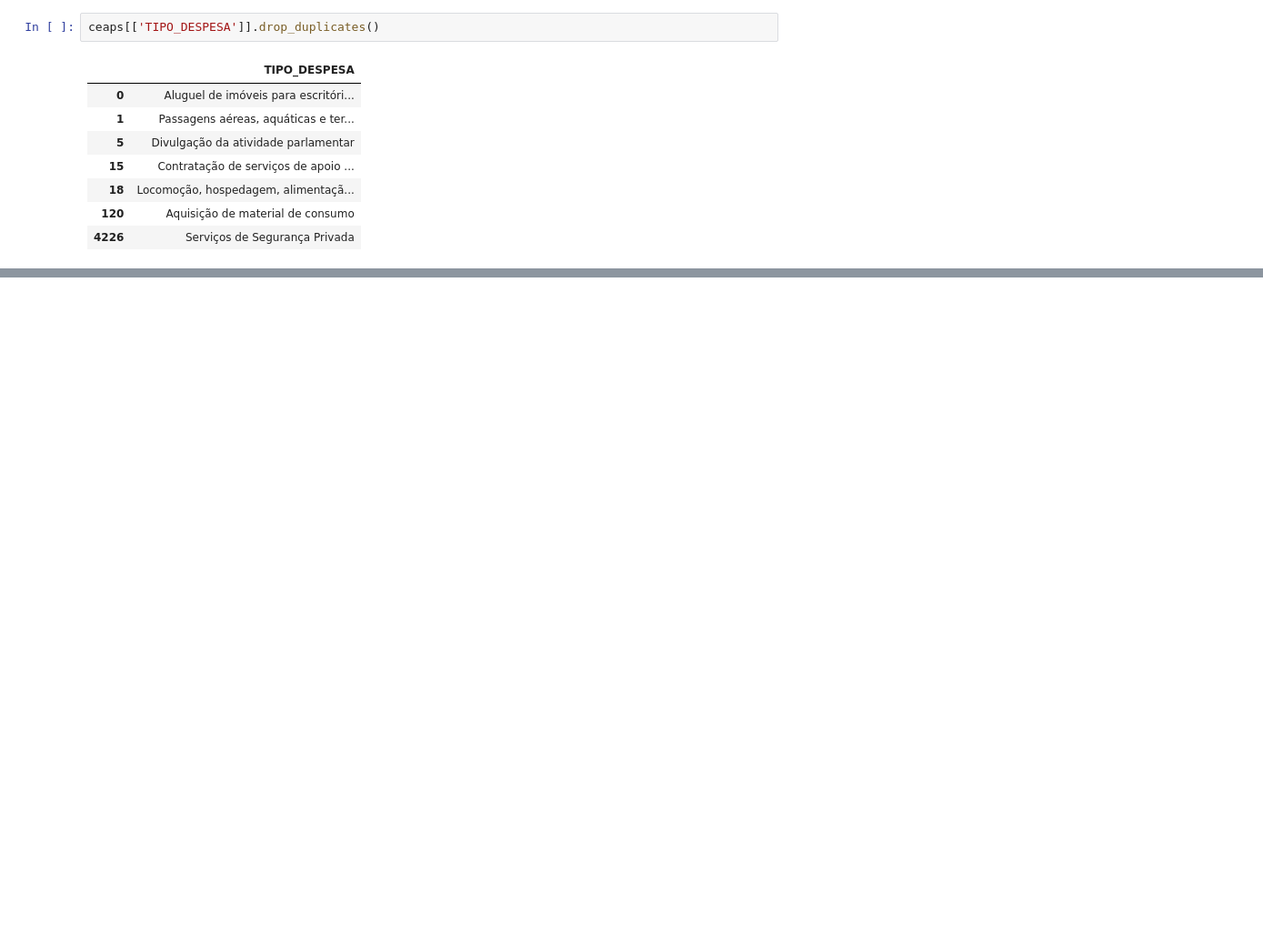
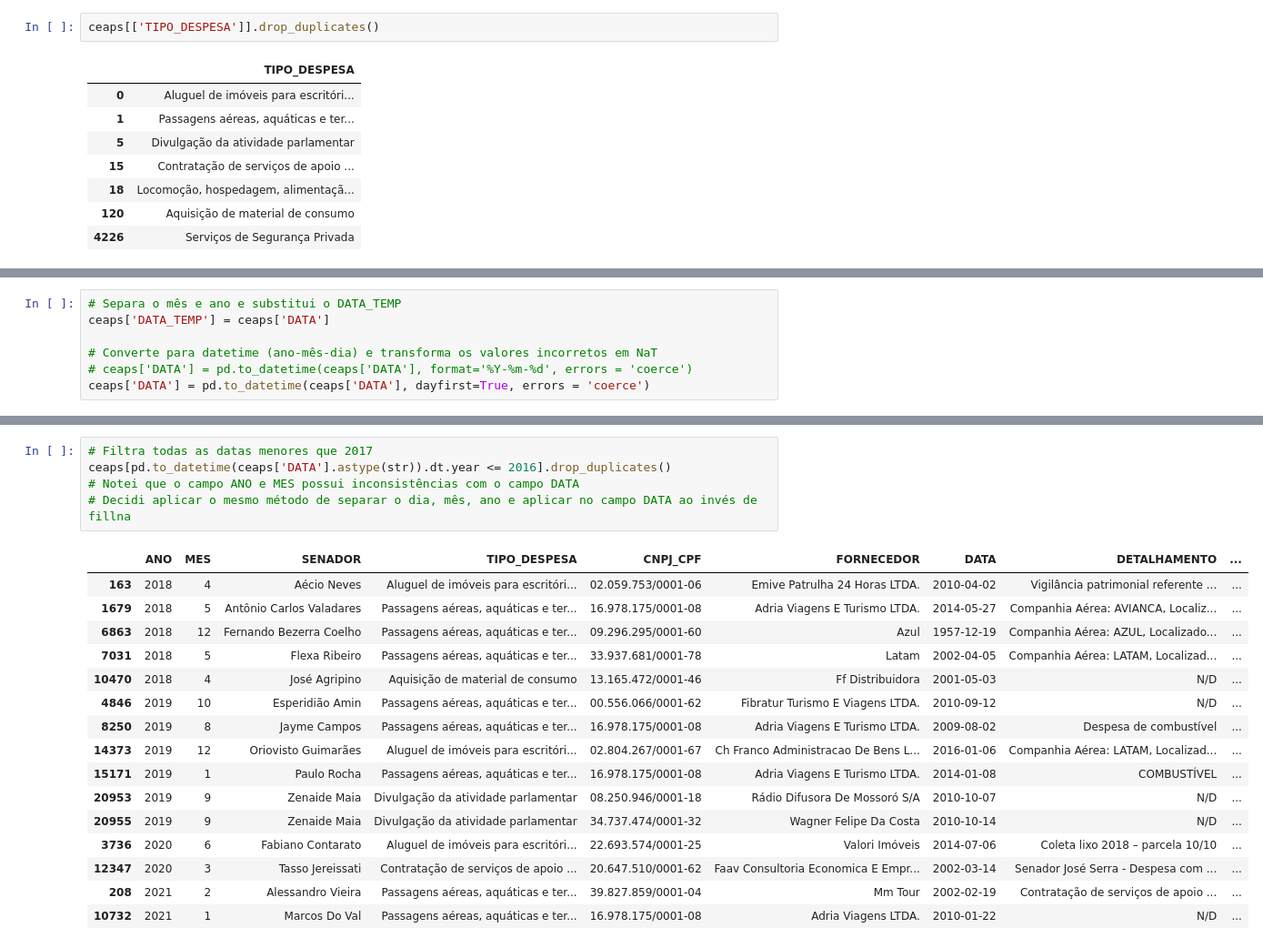
Before and after one commit to ismailymendes/ceaps, a Jupyter notebook: ceaps.ipynb, the cells around one changed output, grey strips where cells are left out. Shown at 91% size. Cells and saved outputs as stored; diff of their text form; blank space fills up the shorter version.

```diff
--- a/ceaps.ipynb
+++ b/ceaps.ipynb
@@ -317,0 +441,7 @@ ceaps[['TIPO_DESPESA']].drop_duplicates()
+# %%
+# Separa o mês e ano e substitui o DATA_TEMP
+ceaps['DATA_TEMP'] = ceaps['DATA']
+
+# Converte para datetime (ano-mês-dia) e transforma os valores incorretos em NaT
+# ceaps['DATA'] = pd.to_datetime(ceaps['DATA'], format='%Y-%m-%d', errors = 'coerce')
+ceaps['DATA'] = pd.to_datetime(ceaps['DATA'], dayfirst=True, errors = 'coerce')
@@ -317,0 +490,22 @@ ceaps[['TIPO_DESPESA']].drop_duplicates()
+# %%
+# Filtra todas as datas menores que 2017
+ceaps[pd.to_datetime(ceaps['DATA'].astype(str)).dt.year <= 2016].drop_duplicates()
+# Notei que o campo ANO e MES possui inconsistências com o campo DATA
+# Decidi aplicar o mesmo método de separar o dia, mês, ano e aplicar no campo DATA ao invés de fillna
+# %% [output]
+|  | ANO | MES | SENADOR | TIPO_DESPESA | CNPJ_CPF | FORNECEDOR | DATA | DETALHAMENTO | ... |
+| 163 | 2018 | 4 | Aécio Neves | Aluguel de imóveis para escritóri... | 02.059.753/0001-06 | Emive Patrulha 24 Horas LTDA. | 2010-04-02 | Vigilância patrimonial referente ... | ... |
+| 1679 | 2018 | 5 | Antônio Carlos Valadares | Passagens aéreas, aquáticas e ter... | 16.978.175/0001-08 | Adria Viagens E Turismo LTDA. | 2014-05-27 | Companhia Aérea: AVIANCA, Localiz... | ... |
+| 6863 | 2018 | 12 | Fernando Bezerra Coelho | Passagens aéreas, aquáticas e ter... | 09.296.295/0001-60 | Azul | 1957-12-19 | Companhia Aérea: AZUL, Localizado... | ... |
+| 7031 | 2018 | 5 | Flexa Ribeiro | Passagens aéreas, aquáticas e ter... | 33.937.681/0001-78 | Latam | 2002-04-05 | Companhia Aérea: LATAM, Localizad... | ... |
+| 10470 | 2018 | 4 | José Agripino | Aquisição de material de consumo | 13.165.472/0001-46 | Ff Distribuidora | 2001-05-03 | N/D | ... |
+| 4846 | 2019 | 10 | Esperidião Amin | Passagens aéreas, aquáticas e ter... | 00.556.066/0001-62 | Fibratur Turismo E Viagens LTDA. | 2010-09-12 | N/D | ... |
+| 8250 | 2019 | 8 | Jayme Campos | Passagens aéreas, aquáticas e ter... | 16.978.175/0001-08 | Adria Viagens E Turismo LTDA. | 2009-08-02 | Despesa de combustível | ... |
+| 14373 | 2019 | 12 | Oriovisto Guimarães | Aluguel de imóveis para escritóri... | 02.804.267/0001-67 | Ch Franco Administracao De Bens L... | 2016-01-06 | Companhia Aérea: LATAM, Localizad... | ... |
+| 15171 | 2019 | 1 | Paulo Rocha | Passagens aéreas, aquáticas e ter... | 16.978.175/0001-08 | Adria Viagens E Turismo LTDA. | 2014-01-08 | COMBUSTÍVEL | ... |
+| 20953 | 2019 | 9 | Zenaide Maia | Divulgação da atividade parlamentar | 08.250.946/0001-18 | Rádio Difusora De Mossoró S/A | 2010-10-07 | N/D | ... |
+| 20955 | 2019 | 9 | Zenaide Maia | Divulgação da atividade parlamentar | 34.737.474/0001-32 | Wagner Felipe Da Costa | 2010-10-14 | N/D | ... |
+| 3736 | 2020 | 6 | Fabiano Contarato | Aluguel de imóveis para escritóri... | 22.693.574/0001-25 | Valori Imóveis | 2014-07-06 | Coleta lixo 2018 – parcela 10/10 | ... |
+| 12347 | 2020 | 3 | Tasso Jereissati | Contratação de serviços de apoio ... | 20.647.510/0001-62 | Faav Consultoria Economica E Empr... | 2002-03-14 | Senador José Serra - Despesa com ... | ... |
+| 208 | 2021 | 2 | Alessandro Vieira | Passagens aéreas, aquáticas e ter... | 39.827.859/0001-04 | Mm Tour | 2002-02-19 | Contratação de serviços de apoio ... | ... |
+| 10732 | 2021 | 1 | Marcos Do Val | Passagens aéreas, aquáticas e ter... | 16.978.175/0001-08 | Adria Viagens LTDA. | 2010-01-22 | N/D | ... |
```
Also changed, not shown: parts of 19 cells of this notebook.
